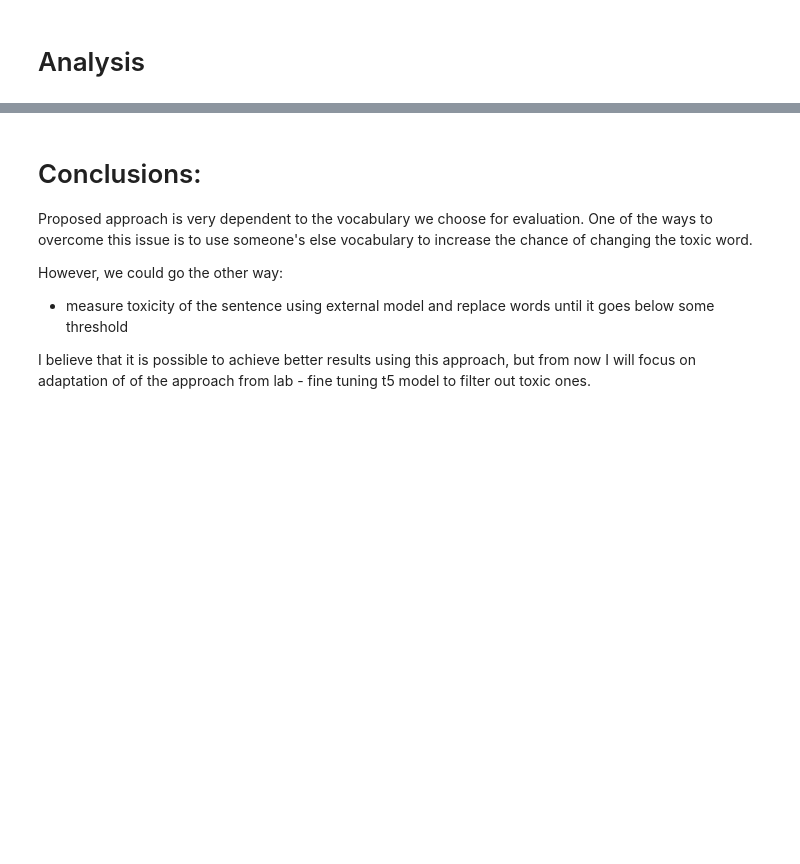
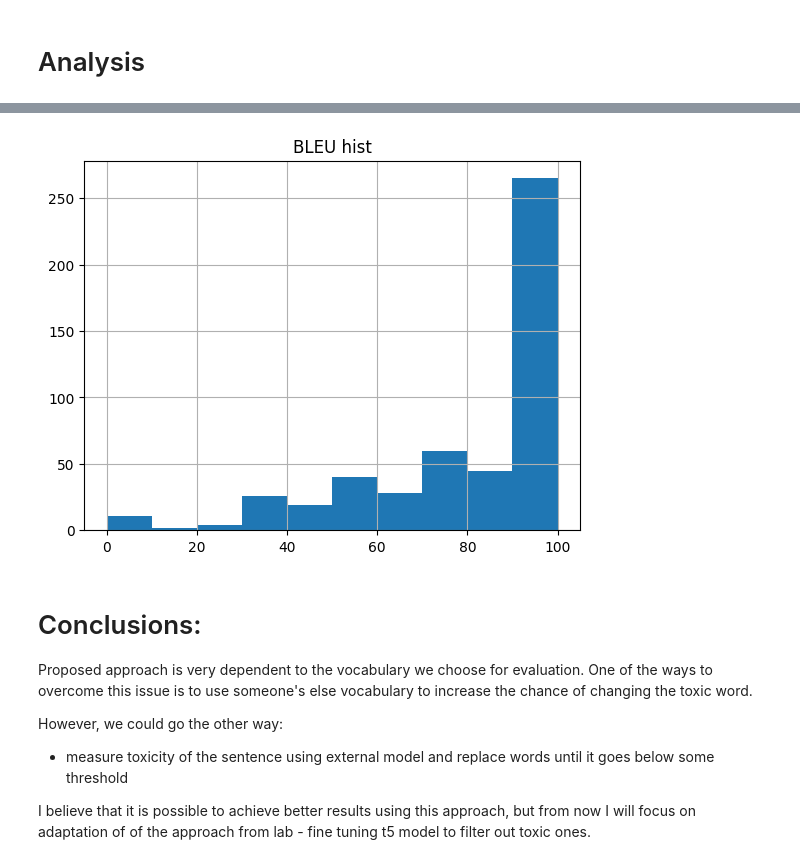
Before and after one commit to lvjonok/f23-pmldl-assignment1, a Jupyter notebook: notebooks/3.0-evaluate-bert.ipynb, the cells around one changed output, grey strips where cells are left out. Saved outputs shown, nothing was run; the diff lists cells and outputs as text; code cells hidden in the pictures; blank space fills up the shorter version.

```diff
--- a/notebooks/3.0-evaluate-bert.ipynb
+++ b/notebooks/3.0-evaluate-bert.ipynb
@@ -239,3 +249,9 @@ plt.grid()
+# %%
+plt.title("BLEU hist")
+plt.hist([h["bleu_score"] for h in history])
+plt.grid()
+# %% [output]
+[figure, added]
 # %% [markdown]
 # Conclusions:
 
```
Also changed, not shown: parts of 7 cells of this notebook, 7 other files.
